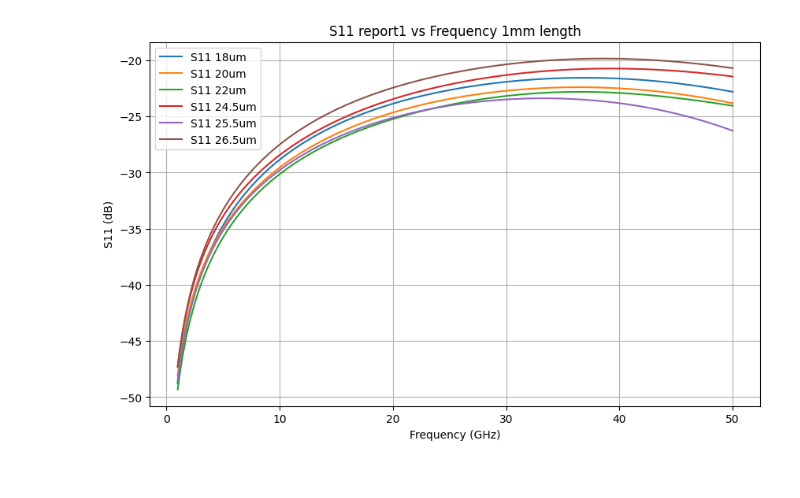
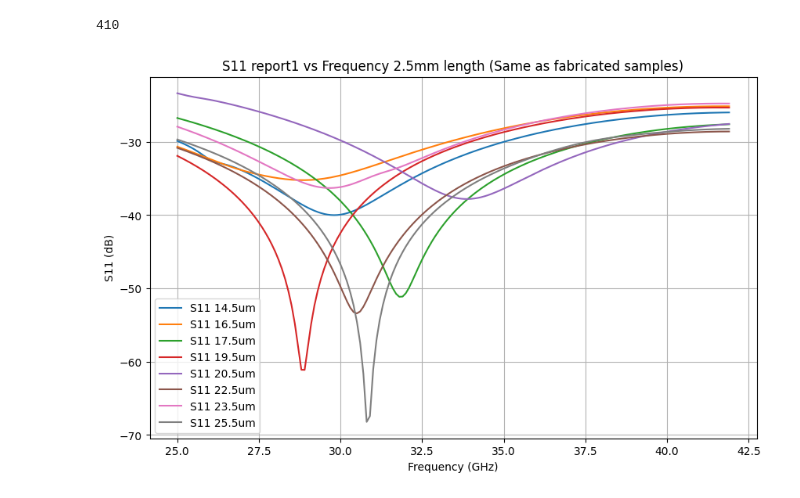
Before and after one commit to hrithik254/HFSS-layouts, a Jupyter notebook: Reports/Report1/graphs.ipynb, the cells around one changed output. Saved outputs shown, nothing was run; the diff lists cells and outputs as text; code cells hidden in the pictures.

```diff
--- a/Reports/Report1/graphs.ipynb
+++ b/Reports/Report1/graphs.ipynb
@@ -3,0 +5,3 @@ import matplotlib.pyplot as plt
+# %%
+min_freq = 25 #ghz
+max_freq = 42 #ghz
@@ -5,15 +68,17 @@ import matplotlib.pyplot as plt
 filename = 'Terminal S11 Parameter Plot1.csv'
 fields = []  # Column names
 rows = []    # Data rows
-freq = []
-S11_18um = []
-S11_19um = []
-S11_20um = []
-S11_22um = []
+freqS11 = []
+S11_14_5um = []
+S11_16_5um = []
+S11_17_5um = []
+S11_18_5um = []
+S11_19_5um = []
+S11_20_5um = []
+S11_21_5um = []
+S11_22_5um = []
 S11_23_5um = []
-S11_24_5um = []
 S11_25_5um = []
-S11_26_5um = []
 with open(filename, 'r') as csvfile:
     csvreader = csv.reader(csvfile)  # Reader object
 
@@ -34,16 +118,22 @@ for r in rows:
+# %%
+max_freq_index
+# %% [output]
+410
 # %%
-    plt.figure(figsize=(10, 6))
-    plt.plot(freq, S11_18um, label="S11 18um")
-    plt.plot(freq, S11_20um, label="S11 20um")
-    plt.plot(freq, S11_22um, label="S11 22um")
-    plt.plot(freq, S11_24_5um, label="S11 24.5um")
-    plt.plot(freq, S11_25_5um, label="S11 25.5um")
-    plt.plot(freq, S11_26_5um, label="S11 26.5um")
-    plt.xlabel("Frequency (GHz)")
-    plt.ylabel("S11 (dB)")
-    plt.title("S11 report1 vs Frequency 1mm length")
-    plt.legend()
-    plt.grid(True)
-    plt.show()
+plt.figure(figsize=(10, 6))
+plt.plot(freqS11[min_freq_index:max_freq_index], S11_14_5um[min_freq_index:max_freq_index], label="S11 14.5um")
+plt.plot(freqS11[min_freq_index:max_freq_index], S11_16_5um[min_freq_index:max_freq_index], label="S11 16.5um")
+plt.plot(freqS11[min_freq_index:max_freq_index], S11_17_5um[min_freq_index:max_freq_index], label="S11 17.5um")
+plt.plot(freqS11[min_freq_index:max_freq_index], S11_19_5um[min_freq_index:max_freq_index], label="S11 19.5um")
+plt.plot(freqS11[min_freq_index:max_freq_index], S11_20_5um[min_freq_index:max_freq_index], label="S11 20.5um")
+plt.plot(freqS11[min_freq_index:max_freq_index], S11_22_5um[min_freq_index:max_freq_index], label="S11 22.5um")
+plt.plot(freqS11[min_freq_index:max_freq_index], S11_23_5um[min_freq_index:max_freq_index], label="S11 23.5um")
+plt.plot(freqS11[min_freq_index:max_freq_index], S11_25_5um[min_freq_index:max_freq_index], label="S11 25.5um")
+plt.xlabel("Frequency (GHz)")
+plt.ylabel("S11 (dB)")
+plt.title("S11 report1 vs Frequency 2.5mm length (Same as fabricated samples)")
+plt.legend()
+plt.grid(True)
+plt.show()
 # %% [output]
-[figure, old version]
+[figure, new version]
```
Also changed, not shown: parts of 9 cells of this notebook, 13 other files.
